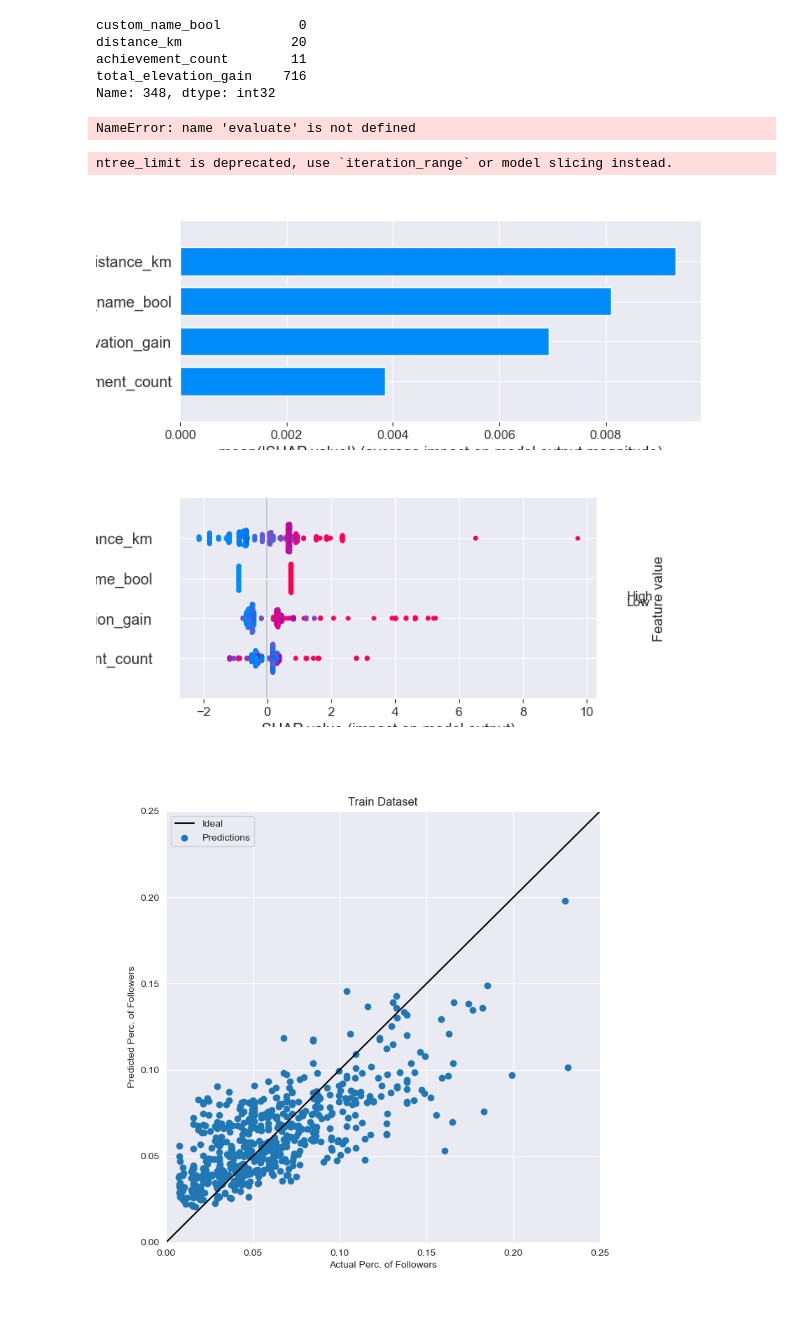
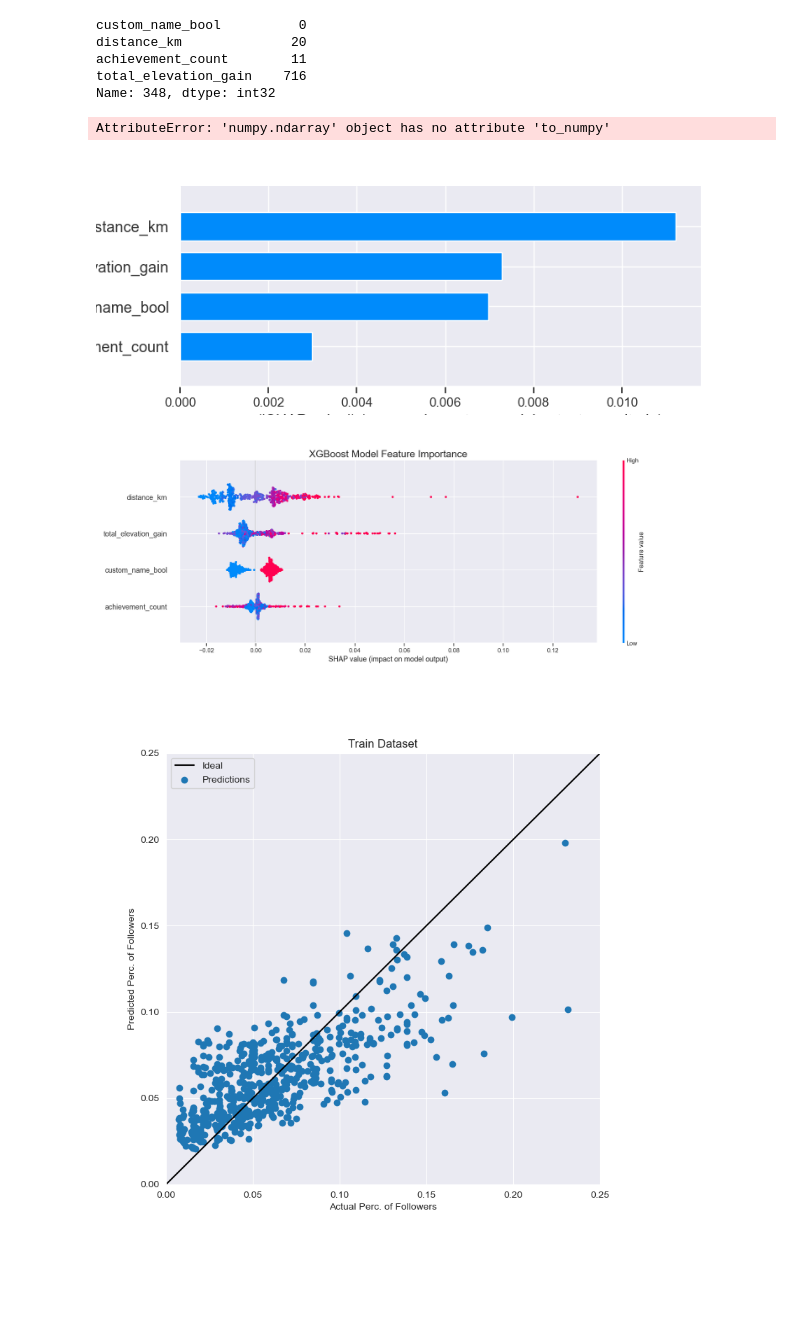
Before and after one commit to andrewst93/strava_snooper_dashboard, a Jupyter notebook: notebooks/2.0-ta-kudos-modelling.ipynb, the cells around one changed output. Drawn from its saved outputs; the diff is of its cells as text; code cells hidden in the pictures; blank space fills up the shorter version.

Commit message:
env file updates and modelling work

```diff
--- a/notebooks/2.0-ta-kudos-modelling.ipynb
+++ b/notebooks/2.0-ta-kudos-modelling.ipynb
@@ -33,6 +33,6 @@ if src_path not in sys.path:
     sys.path.append(src_path)
 
 sns.set_style("darkgrid")
-sns.set_context("poster")
+sns.set_context("notebook")
 # %%
 # # For local running
@@ -675,11 +721,11 @@ for max_d in max_depth:
 
                     model_metrics = evaluate(xgbm, X_train, y_train)
 
-                    # # non-zero kudos optimal xgbm
-                    # xgbm_params = { 'max_depth': [max_d],
-                    #         'learning_rate': [lr],
-                    #         'n_estimators': [n_est],
-                    #         'colsample_bytree': [csbt]}
+                    # non-zero kudos optimal xgbm
+                    xgbm_params = { 'max_depth': [max_d],
+                            'learning_rate': [lr],
+                            'n_estimators': [n_est],
+                            'colsample_bytree': [csbt]}
 
                     # Instantiate the grid search model
                     # xgbm_grid_search = GridSearchCV(estimator = xgbm, param_grid = xgbm_params,
@@ -742,11 +789,11 @@ cv = KFold(n_splits=5, random_state=20, shuffle=True)
 
 # optimal model
 max_depth= 5
-learning_rate= 0.05
-n_estimators= 1500
+learning_rate= 0.01
+n_estimators= 1000
 colsample_bytree= 0.7
 
-x_model = xgboost.XGBRegressor(seed=20,  max_depth=max_depth, eta=learning_rate, colsample_bytree=colsample_bytree)
+x_model = xgboost.XGBRegressor(seed=20,  max_depth=max_depth, eta=learning_rate, colsample_bytree=colsample_bytree, n_estimators=n_estimators)
 
 # evaluate model
 scores = cross_val_score(x_model, X_train, y_train, scoring="neg_root_mean_squared_error", cv=5, n_jobs=-1)
@@ -755,7 +802,7 @@ print('Accuracy: %.3f (%.3f)' % (np.mean(scores), np.std(scores)))
 
 cv_mean_rmse = np.mean(scores)
 cv_std_rmse = np.std(scores)
-# _ = evaluate(x_model, X_train, y_train)
 
-# x_model.fit(X_train, y_train)
+x_model.fit(X_train, y_train)
+_ = evaluate(x_model, X_test, y_test)
 # %% [output]
@@ -784,23 +835,26 @@ Name: 348, dtype: int32
 _ = evaluate(xgbm_best_grid, X_train.to_numpy(), y_train.to_numpy())
 _ = evaluate(xgbm_best_grid, X_test.to_numpy(), y_test.to_numpy())
 # %% [output]
-NameError: name 'evaluate' is not defined
+AttributeError: 'numpy.ndarray' object has no attribute 'to_numpy'
 # %%
-explainer = shap.TreeExplainer(xgbm_best_grid)
+explainer = shap.TreeExplainer(x_model)
 
 data_feat = X_train#[X_test.custom_name_bool == 0]
 
 shap_values = explainer.shap_values(data_feat)
 
 plt.subplots()
 shap.summary_plot(shap_values, data_feat, plot_type="bar")
 
 plt.subplots()
-shap.summary_plot(shap_values*100, data_feat, plot_type="dot")
+shap.summary_plot(shap_values, data_feat, plot_type="dot", plot_size=[17,6], show=False)
+plt.gcf().axes[-1].set_aspect(100)
+plt.gcf().axes[-1].set_box_aspect(100)
+plt.title("XGBoost Model Feature Importance", fontdict=dict(size=18))
+plt.show()
 # %% [output]
-ntree_limit is deprecated, use `iteration_range` or model slicing instead.
-[figure, old version]
+[figure, new version]
-[figure, old version]
+[figure, new version]
 # %%
 fig, ax = plt.subplots(figsize=(8,8))
 plt.scatter(y_train, pd.Series(xgbm_best_grid.predict(X_train)), label="Predictions")
```
Also changed, not shown: parts of 23 cells of this notebook, 3 other files.
